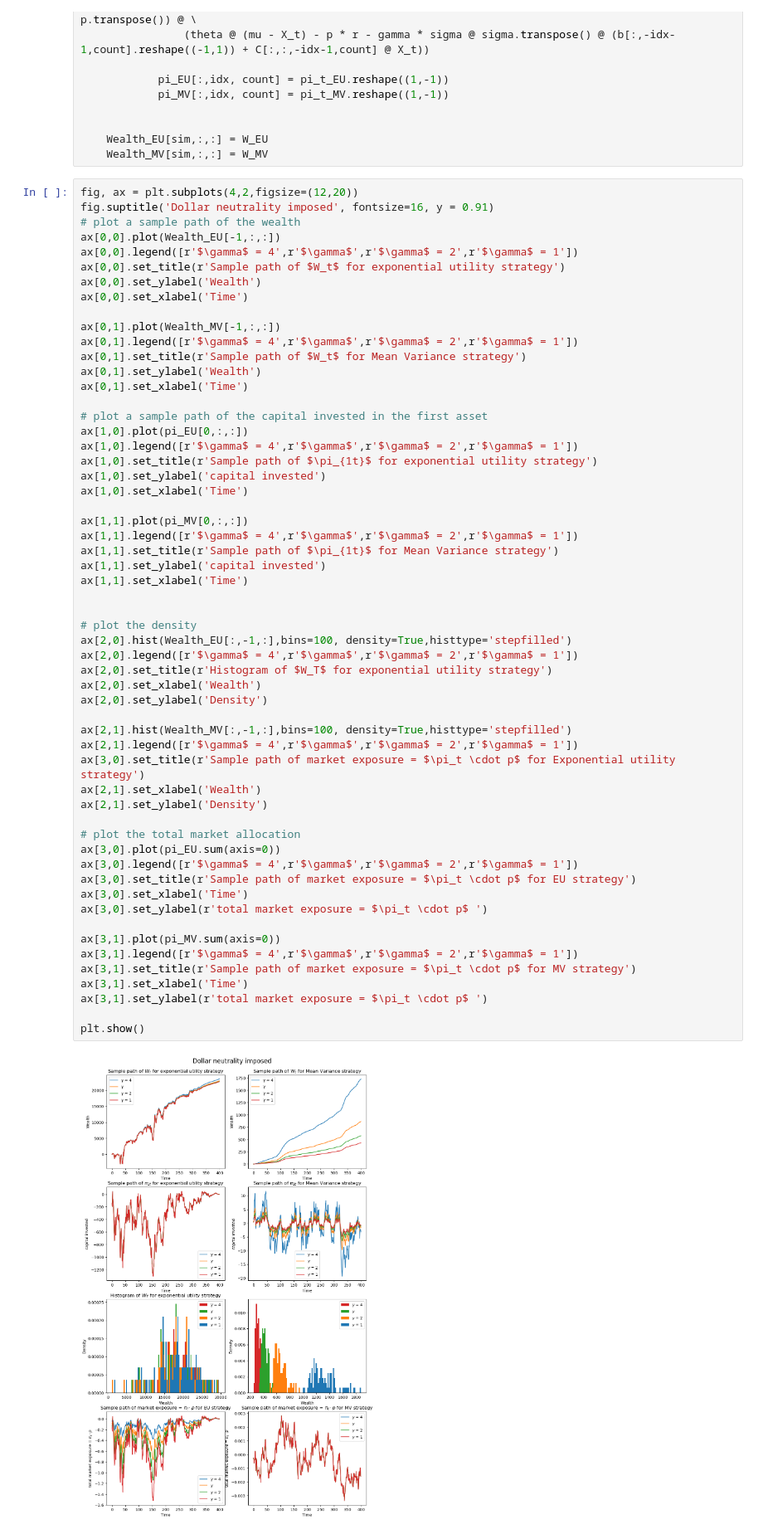
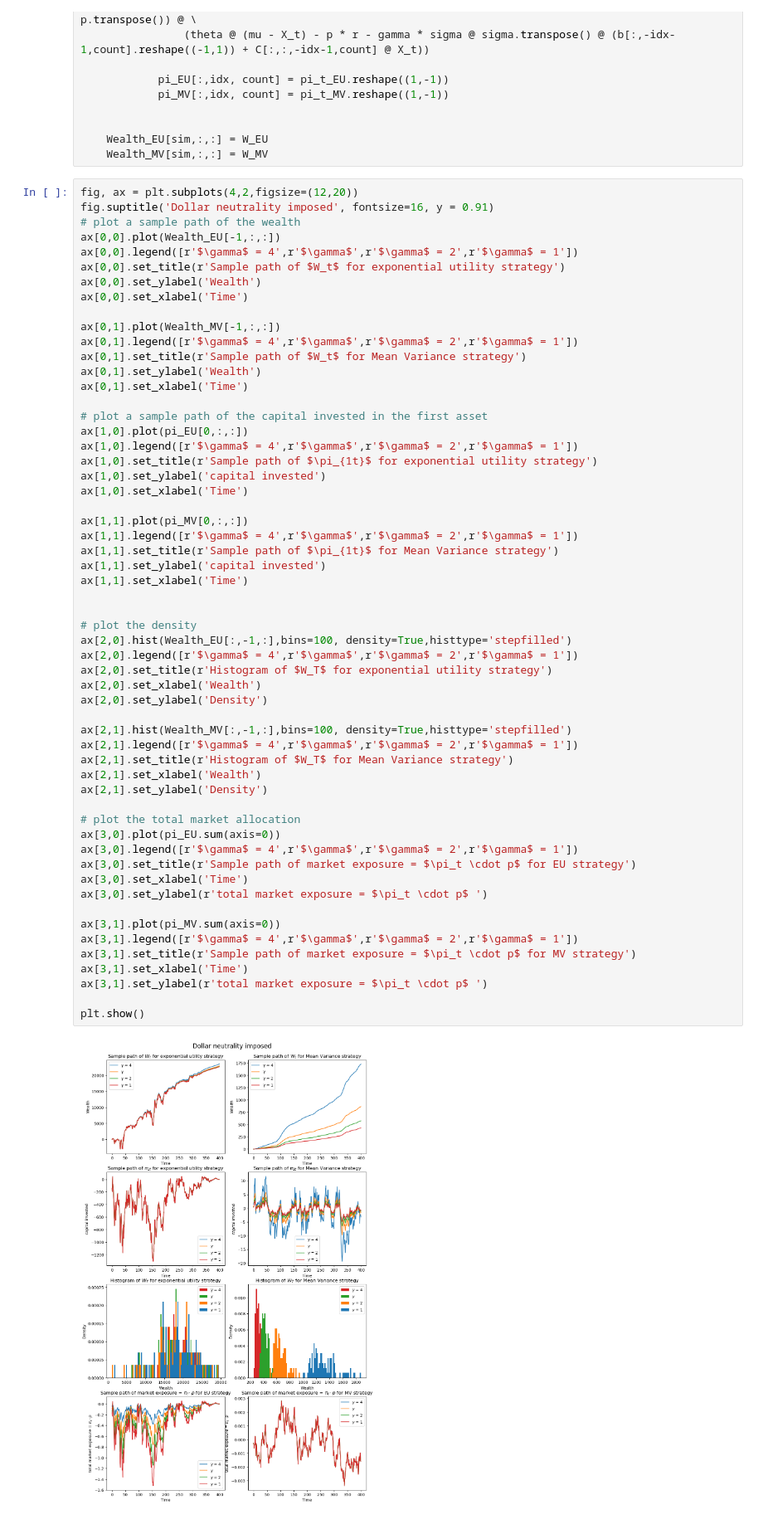
Before and after one commit to quintengeerts2000/MasterThesis-DRL_applications_to_stat_arb, a Jupyter notebook: monte_carlo_simulators/OU_stoch_control.ipynb, the cells around one changed output. Shown at 83% size. Drawn from its saved outputs; the diff is of its cells as text.

```diff
--- a/monte_carlo_simulators/OU_stoch_control.ipynb
+++ b/monte_carlo_simulators/OU_stoch_control.ipynb
@@ -265,32 +265,32 @@ ax[1,1].set_ylabel('capital invested')
 ax[1,1].set_xlabel('Time')
 
 
 # plot the density
 ax[2,0].hist(Wealth_EU[:,-1,:],bins=100, density=True,histtype='stepfilled')
 ax[2,0].legend([r'$\gamma$ = 4',r'$\gamma$',r'$\gamma$ = 2',r'$\gamma$ = 1'])
 ax[2,0].set_title(r'Histogram of $W_T$ for exponential utility strategy')
 ax[2,0].set_xlabel('Wealth')
 ax[2,0].set_ylabel('Density')
 
 ax[2,1].hist(Wealth_MV[:,-1,:],bins=100, density=True,histtype='stepfilled')
 ax[2,1].legend([r'$\gamma$ = 4',r'$\gamma$',r'$\gamma$ = 2',r'$\gamma$ = 1'])
-ax[3,0].set_title(r'Sample path of market exposure = $\pi_t \cdot p$ for Exponential utility strategy')
+ax[2,1].set_title(r'Histogram of $W_T$ for Mean Variance strategy')
 ax[2,1].set_xlabel('Wealth')
 ax[2,1].set_ylabel('Density')
 
 # plot the total market allocation
 ax[3,0].plot(pi_EU.sum(axis=0))
 ax[3,0].legend([r'$\gamma$ = 4',r'$\gamma$',r'$\gamma$ = 2',r'$\gamma$ = 1'])
 ax[3,0].set_title(r'Sample path of market exposure = $\pi_t \cdot p$ for EU strategy')
 ax[3,0].set_xlabel('Time')
 ax[3,0].set_ylabel(r'total market exposure = $\pi_t \cdot p$ ')
 
 ax[3,1].plot(pi_MV.sum(axis=0))
 ax[3,1].legend([r'$\gamma$ = 4',r'$\gamma$',r'$\gamma$ = 2',r'$\gamma$ = 1'])
 ax[3,1].set_title(r'Sample path of market exposure = $\pi_t \cdot p$ for MV strategy')
 ax[3,1].set_xlabel('Time')
 ax[3,1].set_ylabel(r'total market exposure = $\pi_t \cdot p$ ')
 
 plt.show()
 # %% [output]
-[figure, old version]
+[figure, new version]
```
Also changed, not shown: parts of 15 cells of this notebook, 1 other file.
